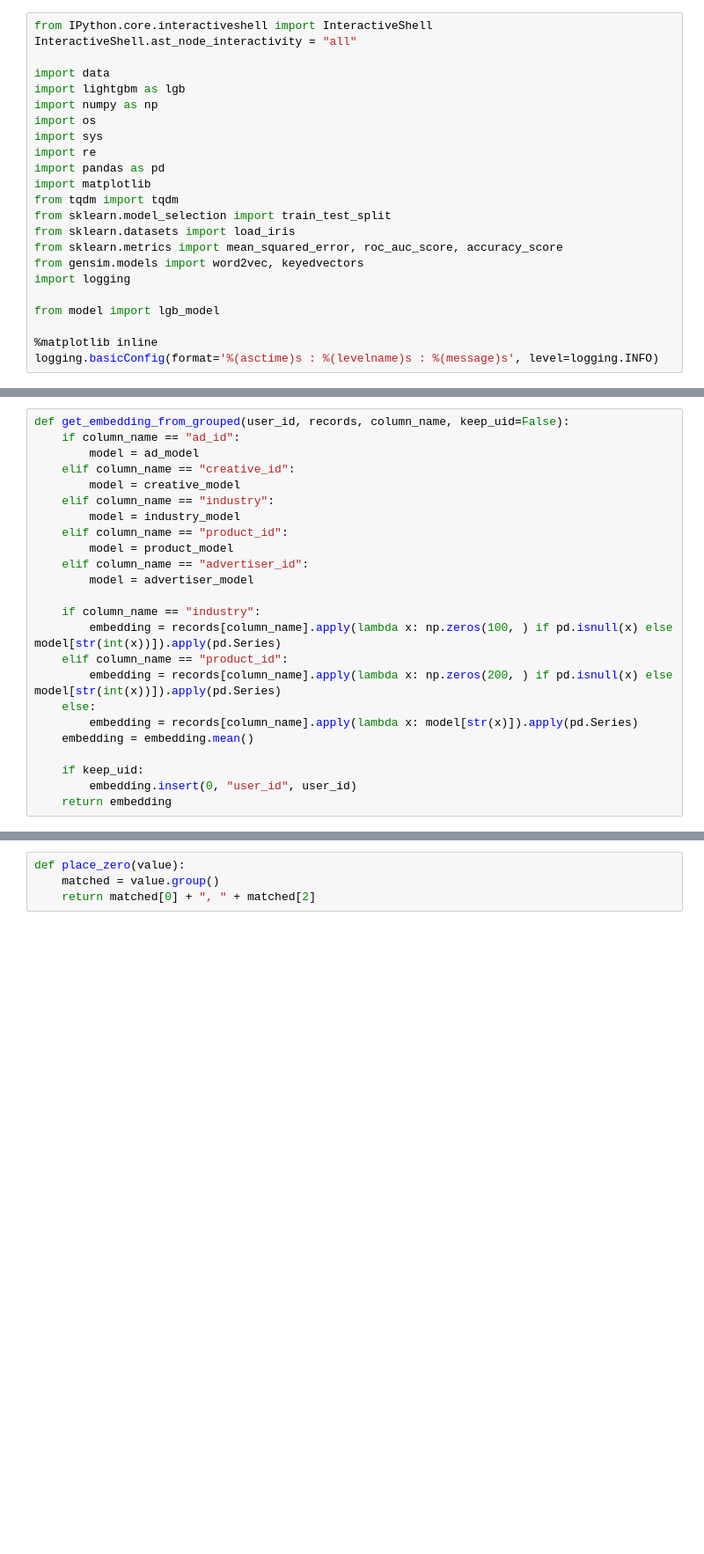
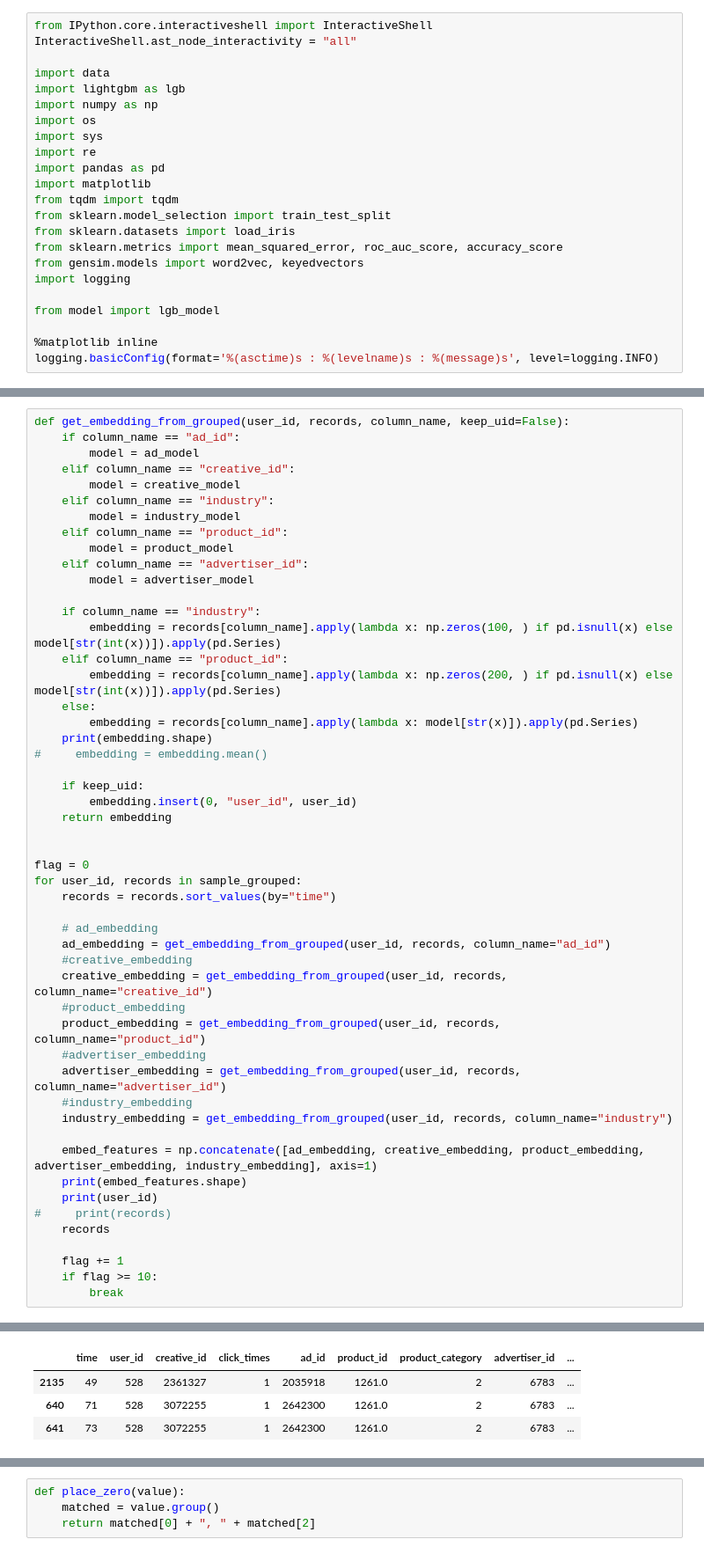
Before and after one commit to Badstu/tencent_algo_2020, a Jupyter notebook: main.ipynb, the cells around one changed output, grey strips where cells are left out. Shown: that part at 88% size. Saved outputs shown, nothing was run; the diff lists cells and outputs as text; blank space fills up the shorter version.

```diff
--- a/main.ipynb
+++ b/main.ipynb
@@ -109,8 +92,36 @@ def get_embedding_from_grouped(user_id, records, column_name, keep_uid=False):
         embedding = records[column_name].apply(lambda x: np.zeros(200, ) if pd.isnull(x) else model[str(int(x))]).apply(pd.Series)
     else:
         embedding = records[column_name].apply(lambda x: model[str(x)]).apply(pd.Series)
-    embedding = embedding.mean()
+    print(embedding.shape)
+#     embedding = embedding.mean()
 
     if keep_uid:
         embedding.insert(0, "user_id", user_id)
     return embedding
+
+
+flag = 0
+for user_id, records in sample_grouped:
+    records = records.sort_values(by="time")
+
+    # ad_embedding
+    ad_embedding = get_embedding_from_grouped(user_id, records, column_name="ad_id")
+    #creative_embedding
+    creative_embedding = get_embedding_from_grouped(user_id, records, column_name="creative_id")
+    #product_embedding
+    product_embedding = get_embedding_from_grouped(user_id, records, column_name="product_id")
+    #advertiser_embedding
+    advertiser_embedding = get_embedding_from_grouped(user_id, records, column_name="advertiser_id")
+    #industry_embedding
+    industry_embedding = get_embedding_from_grouped(user_id, records, column_name="industry")
+
+    embed_features = np.concatenate([ad_embedding, creative_embedding, product_embedding, advertiser_embedding, industry_embedding], axis=1)
+    print(embed_features.shape)
+    print(user_id)
+#     print(records)
+    records
+
+    flag += 1
+    if flag >= 10:
+        break
+# %% [output]
@@ -116,0 +171,4 @@ def get_embedding_from_grouped(user_id, records, column_name, keep_uid=False):
+|  | time | user_id | creative_id | click_times | ad_id | product_id | product_category | advertiser_id | ... |
+| 2135 | 49 | 528 | 2361327 | 1 | 2035918 | 1261.0 | 2 | 6783 | ... |
+| 640 | 71 | 528 | 3072255 | 1 | 2642300 | 1261.0 | 2 | 6783 | ... |
+| 641 | 73 | 528 | 3072255 | 1 | 2642300 | 1261.0 | 2 | 6783 | ... |
```
Also changed, not shown: parts of 10 cells of this notebook, 4 other files.
